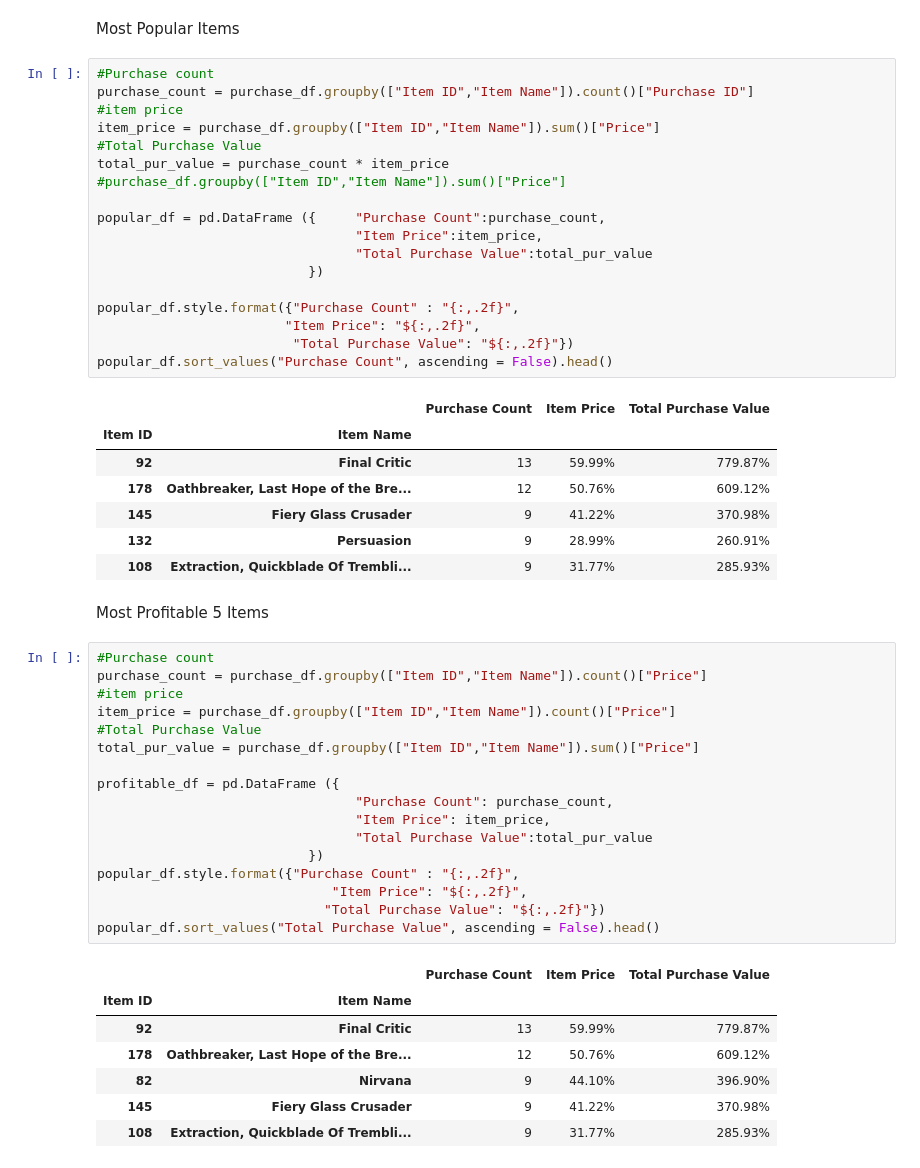
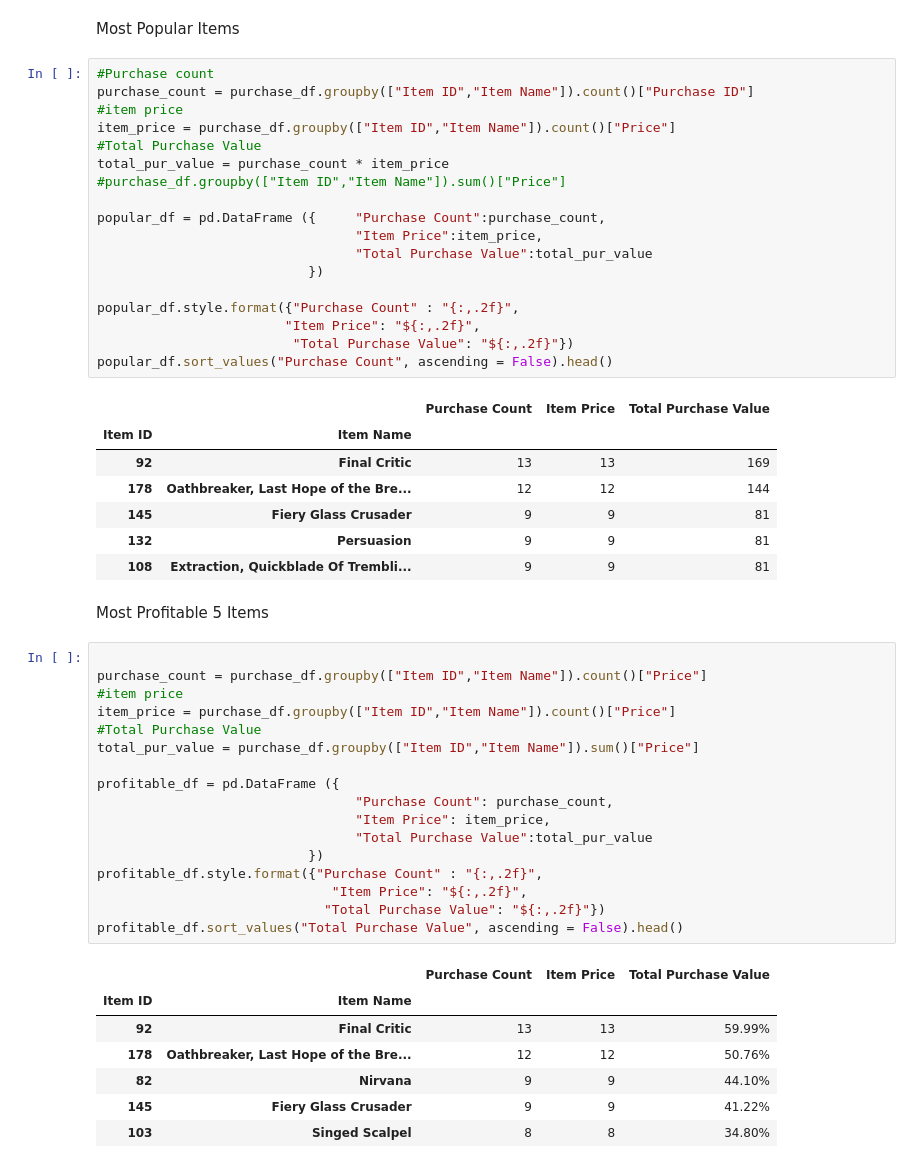
Before and after one commit to jocelyn4112/pandas-challenge, a Jupyter notebook: MainHouse.ipynb, the cells around one changed output. Drawn from its saved outputs; the diff is of its cells as text.

Commit message:
Formatting

```diff
--- a/MainHouse.ipynb
+++ b/MainHouse.ipynb
@@ -201,7 +202,7 @@ Most Popular Items
 #Purchase count
 purchase_count = purchase_df.groupby(["Item ID","Item Name"]).count()["Purchase ID"]
 #item price
-item_price = purchase_df.groupby(["Item ID","Item Name"]).sum()["Price"]
+item_price = purchase_df.groupby(["Item ID","Item Name"]).count()["Price"]
 #Total Purchase Value
 total_pur_value = purchase_count * item_price
 #purchase_df.groupby(["Item ID","Item Name"]).sum()["Price"]
@@ -218,35 +219,35 @@ popular_df.sort_values("Purchase Count", ascending = False).head()
 # %% [output]
 |  |  | Purchase Count | Item Price | Total Purchase Value |
 | Item ID | Item Name |  |  |  |
-| 92 | Final Critic | 13 | 59.99% | 779.87% |
-| 178 | Oathbreaker, Last Hope of the Bre... | 12 | 50.76% | 609.12% |
-| 145 | Fiery Glass Crusader | 9 | 41.22% | 370.98% |
-| 132 | Persuasion | 9 | 28.99% | 260.91% |
-| 108 | Extraction, Quickblade Of Trembli... | 9 | 31.77% | 285.93% |
+| 92 | Final Critic | 13 | 13 | 169 |
+| 178 | Oathbreaker, Last Hope of the Bre... | 12 | 12 | 144 |
+| 145 | Fiery Glass Crusader | 9 | 9 | 81 |
+| 132 | Persuasion | 9 | 9 | 81 |
+| 108 | Extraction, Quickblade Of Trembli... | 9 | 9 | 81 |
 # %% [markdown]
 Most Profitable 5 Items
 # %%
-#Purchase count
+
 purchase_count = purchase_df.groupby(["Item ID","Item Name"]).count()["Price"]
 #item price
 item_price = purchase_df.groupby(["Item ID","Item Name"]).count()["Price"]
 #Total Purchase Value
 total_pur_value = purchase_df.groupby(["Item ID","Item Name"]).sum()["Price"]
 
 profitable_df = pd.DataFrame ({
                                  "Purchase Count": purchase_count,
                                  "Item Price": item_price,
                                  "Total Purchase Value":total_pur_value
                            })
-popular_df.style.format({"Purchase Count" : "{:,.2f}",
+profitable_df.style.format({"Purchase Count" : "{:,.2f}",
                               "Item Price": "${:,.2f}",
                              "Total Purchase Value": "${:,.2f}"})
-popular_df.sort_values("Total Purchase Value", ascending = False).head()
+profitable_df.sort_values("Total Purchase Value", ascending = False).head()
 # %% [output]
 |  |  | Purchase Count | Item Price | Total Purchase Value |
 | Item ID | Item Name |  |  |  |
-| 92 | Final Critic | 13 | 59.99% | 779.87% |
-| 178 | Oathbreaker, Last Hope of the Bre... | 12 | 50.76% | 609.12% |
-| 82 | Nirvana | 9 | 44.10% | 396.90% |
-| 145 | Fiery Glass Crusader | 9 | 41.22% | 370.98% |
-| 108 | Extraction, Quickblade Of Trembli... | 9 | 31.77% | 285.93% |
+| 92 | Final Critic | 13 | 13 | 59.99% |
+| 178 | Oathbreaker, Last Hope of the Bre... | 12 | 12 | 50.76% |
+| 82 | Nirvana | 9 | 9 | 44.10% |
+| 145 | Fiery Glass Crusader | 9 | 9 | 41.22% |
+| 103 | Singed Scalpel | 8 | 8 | 34.80% |
```
Also changed, not shown: parts of 1 cell of this notebook.
